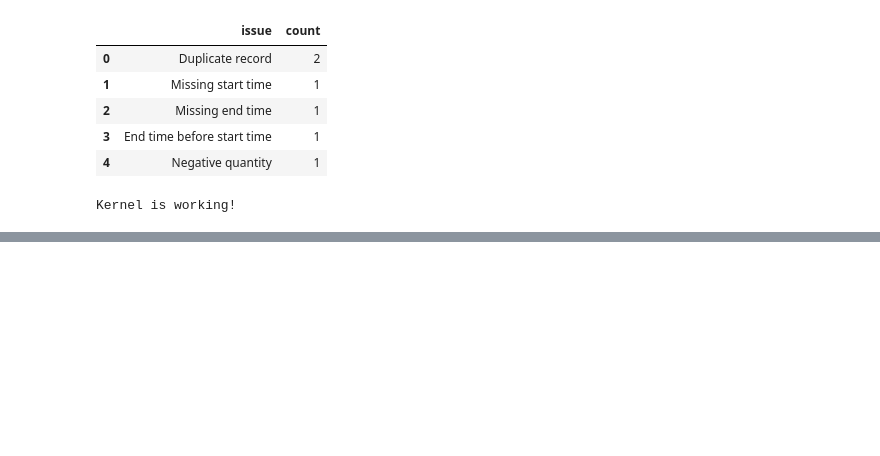
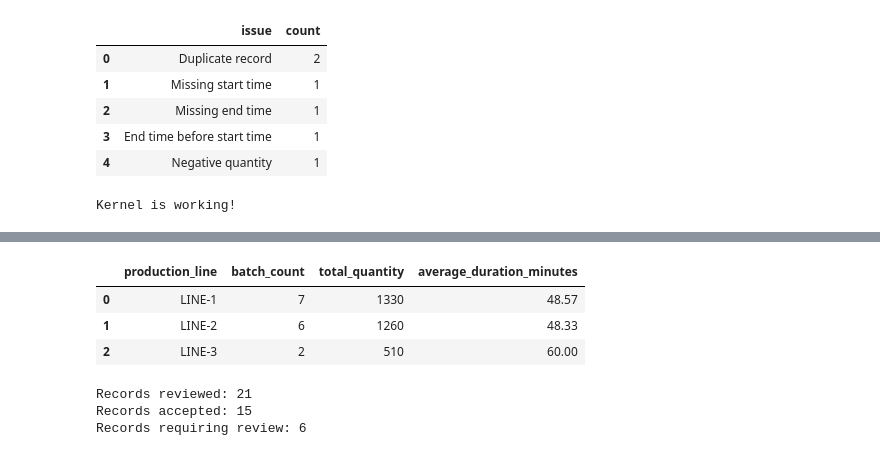
Before and after one commit to mikkomata/manufacturing-data-quality-monitor, a Jupyter notebook: 01_manufacturing_data_generation.ipynb, the cells around one changed output, grey strips where cells are left out. Saved outputs shown, nothing was run; the diff lists cells and outputs as text; code cells hidden in the pictures; blank space fills up the shorter version.

```diff
--- a/01_manufacturing_data_generation.ipynb
+++ b/01_manufacturing_data_generation.ipynb
@@ -372,0 +579,39 @@ Kernel is working!
+# %%
+# Keep only records that passed all current validation checks
+df_clean = df_validated[
+    df_validated["validation_status"] == "VALID"
+].copy()
+
+# Calculate batch duration in minutes
+df_clean["duration_minutes"] = (
+    df_clean["end_time"] - df_clean["start_time"]
+).dt.total_seconds() / 60
+
+# Summarize trusted records by production line
+trusted_summary = (
+    df_clean.groupby("production_line")
+    .agg(
+        batch_count=("batch_id", "nunique"),
+        total_quantity=("quantity", "sum"),
+        average_duration_minutes=("duration_minutes", "mean")
+    )
+    .reset_index()
+)
+
+trusted_summary["average_duration_minutes"] = (
+    trusted_summary["average_duration_minutes"].round(2)
+)
+
+display(trusted_summary)
+
+print("Records reviewed:", len(df_validated))
+print("Records accepted:", len(df_clean))
+print("Records requiring review:", len(df_validated) - len(df_clean))
+# %% [output]
+|  | production_line | batch_count | total_quantity | average_duration_minutes |
+| 0 | LINE-1 | 7 | 1330 | 48.57 |
+| 1 | LINE-2 | 6 | 1260 | 48.33 |
+| 2 | LINE-3 | 2 | 510 | 60.00 |
+Records reviewed: 21
+Records accepted: 15
+Records requiring review: 6
```
Also changed, not shown: parts of 4 cells of this notebook.
